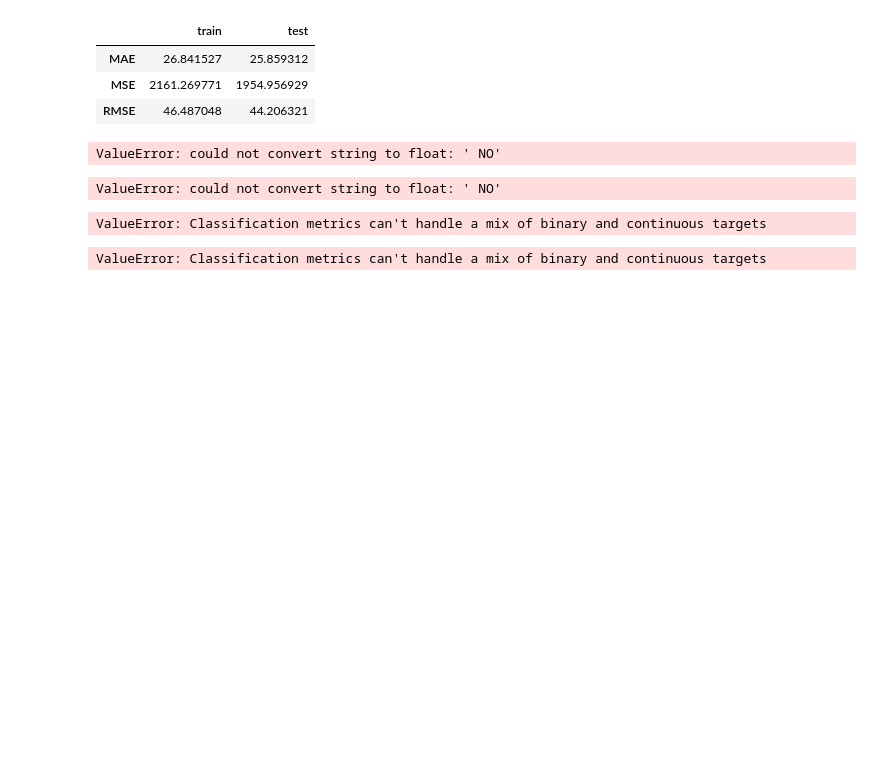
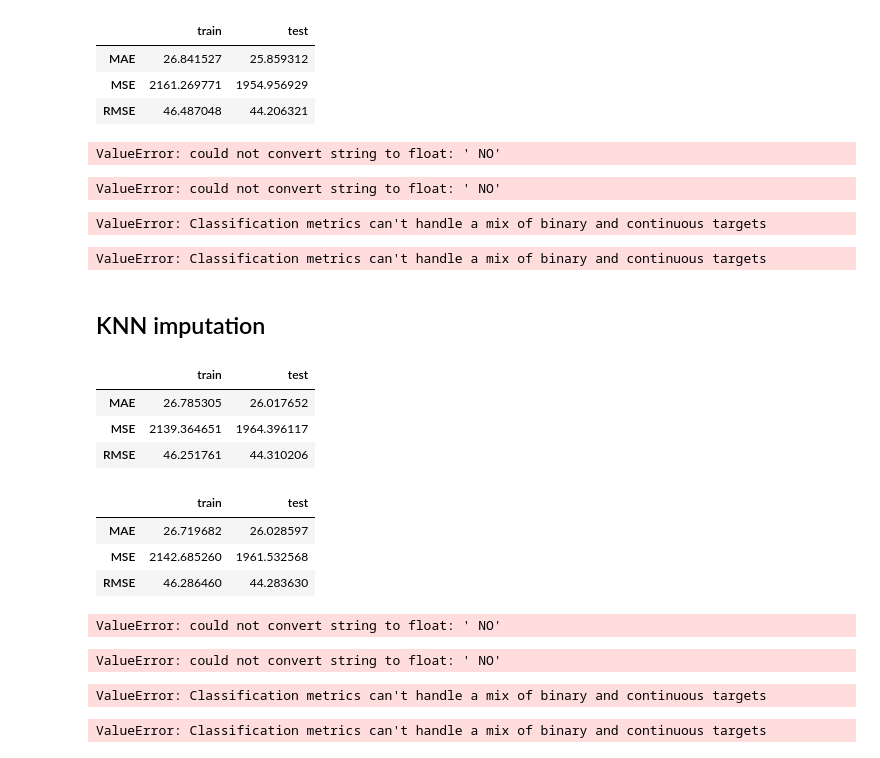
Before and after one commit to se-jaeger/data-imputation-paper, a Jupyter notebook: notebooks/example_using_evaluator.ipynb, the cells around one changed output. Drawn from its saved outputs; the diff is of its cells as text; code cells hidden in the pictures; blank space fills up the shorter version.

Commit message:
implement KNNImputer and update notebook

```diff
--- a/notebooks/example_using_evaluator.ipynb
+++ b/notebooks/example_using_evaluator.ipynb
@@ -146,3 +146,41 @@ ValueError: Classification metrics can't handle a mix of binary and continuous t
 Evaluator(categorical_task, categorical_missing, SKLearnIterativeImputer(strategy="missforest", estimator_args={"n_estimators": 10})).evaluate(5).result
 # %% [output]
 ValueError: Classification metrics can't handle a mix of binary and continuous targets
+# %% [markdown]
+## KNN imputation
+# %%
+# we can feed arguments to estimators' constructor
+Evaluator(task, numerical_missing, SKLearnKNNImputer(data_encoding_type="ordinal")).evaluate(5).result
+# %% [output]
+|  | train | test |
+| MAE | 26.785305 | 26.017652 |
+| MSE | 2139.364651 | 1964.396117 |
+| RMSE | 46.251761 | 44.310206 |
+# %%
+# we can feed arguments to estimators' constructor
+Evaluator(task, numerical_missing, SKLearnKNNImputer(data_encoding_type="one-hot")).evaluate(5).result
+# %% [output]
+|  | train | test |
+| MAE | 26.719682 | 26.028597 |
+| MSE | 2142.685260 | 1961.532568 |
+| RMSE | 46.286460 | 44.283630 |
+# %%
+# one hot encoding is default
+Evaluator(task, categorical_as_string_missing, SKLearnKNNImputer(data_encoding_type="ordinal")).evaluate(5).result
+# %% [output]
+ValueError: could not convert string to float: ' NO'
+# %%
+# one hot encoding is default
+Evaluator(task, categorical_as_string_missing, SKLearnKNNImputer(data_encoding_type="one-hot")).evaluate(5).result
+# %% [output]
+ValueError: could not convert string to float: ' NO'
+# %%
+# we can feed arguments to estimators' constructor
+Evaluator(categorical_task, categorical_missing, SKLearnKNNImputer(data_encoding_type="ordinal")).evaluate(5).result
+# %% [output]
+ValueError: Classification metrics can't handle a mix of binary and continuous targets
+# %%
+# one hot encoding is default
+Evaluator(categorical_task, categorical_missing, SKLearnKNNImputer(data_encoding_type="one-hot")).evaluate(5).result
+# %% [output]
+ValueError: Classification metrics can't handle a mix of binary and continuous targets
```
Also changed, not shown: parts of 2 cells of this notebook, 1 other file.
